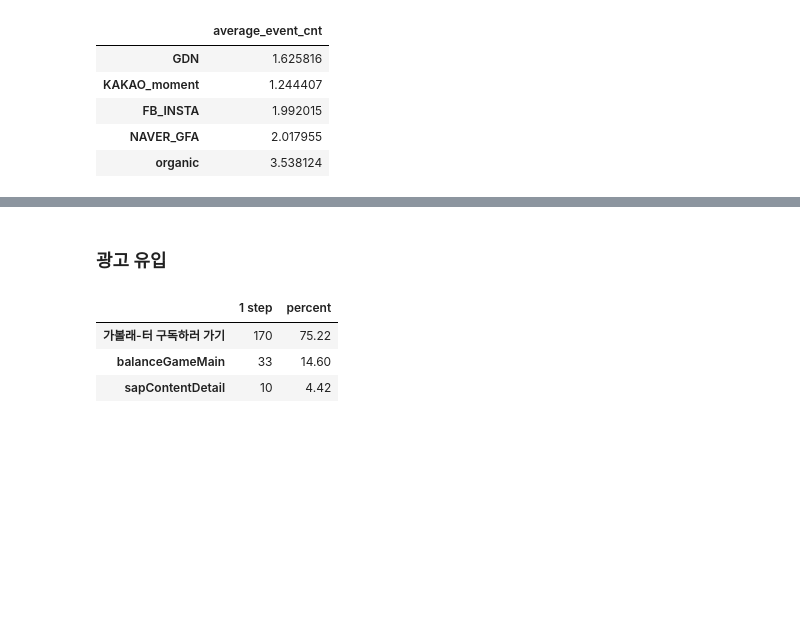
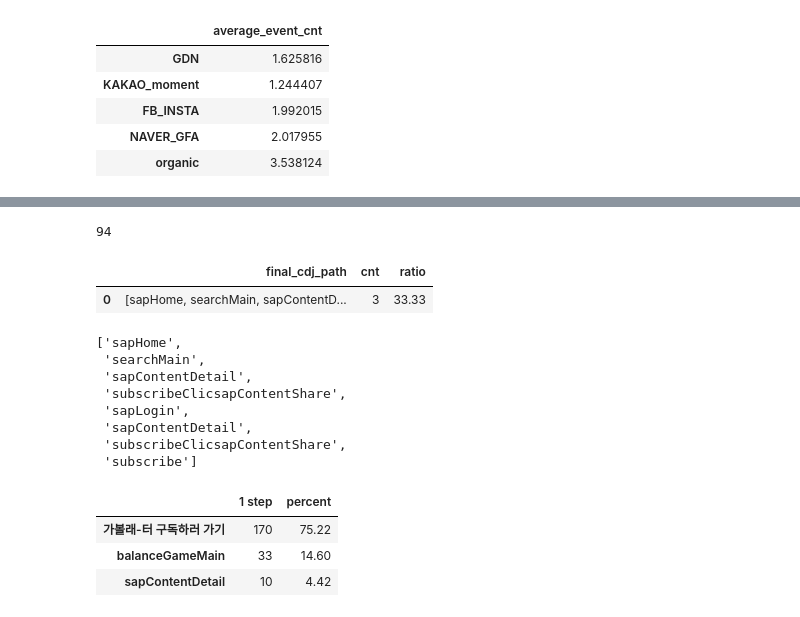
Before and after one commit to tand-datateam-th/kto_prj_git, a Jupyter notebook: [KTO]_Letter_analysis_v2_2210(MK).ipynb, the cells around one changed output, grey strips where cells are left out. Saved outputs shown, nothing was run; the diff lists cells and outputs as text; code cells hidden in the pictures; blank space fills up the shorter version.

```diff
--- a/[KTO]_Letter_analysis_v2_2210(MK).ipynb
+++ b/[KTO]_Letter_analysis_v2_2210(MK).ipynb
@@ -759,5 +1005,47 @@ lst_campaign_subscribe_x = list(set(lst_campaign_device) - set(lst_campaign_subs
-# %% [markdown]
-### 광고 유입
+# %%
+# #########################################
+# 1. 구독 완료자 이동 경로
+# #########################################
+## 0) cdj run function
+def run_cdj(df_target, KPI_event, impurity=0.3, jaccard_score = 0.7, n_max_unique = 2) :
+    ## total kpi count
+    total_raw_kpi = sum(df_target.events.apply(lambda x : AnomalyDetection.check_event(x, KPI_event)))
+
+    ## data anomaly detection
+    train = AnomalyDetection.date_anomaly_detection(df_target, 'date')
+
+    ## cdj_main
+    output = CDJ_main.cdj_main(
+                train, KPI_event, impurity=impurity,\
+                jaccard_score = jaccard_score, n_max_unique = 2)
+
+    ## return output
+    return output, total_raw_kpi
+
+## 1) 광고 유입 유저 이동 경로
+### data setting
+_df_target = df_app_log[df_app_log[KEY_ID_DEVICE].isin(lst_campaign_subscribe_o)]
+_df_output1, total_subscribe = run_cdj(_df_target, EVENT_SUBSCRIBE, impurity=0.5, jaccard_score=0.9)
+total_subscribe
+_df_output1
+
+# ## 2) 자연 유입 유저 이동 경로
+# lst_campaign_x_subscribe_o =
+# _df_target = df_app_log[df_app_log[KEY_ID_DEVICE].isin(lst_campaign_x_subscribe_o)]
+# _df_output1, total_subscribe = run_cdj(_df_target, EVENT_SUBSCRIBE, impurity=0.5, jaccard_score=0.9)
+# _df_output1
+# %% [output]
+94
+|  | final_cdj_path | cnt | ratio |
+| 0 | [sapHome, searchMain, sapContentD... | 3 | 33.33 |
+['sapHome',
+ 'searchMain',
+ 'sapContentDetail',
+ 'subscribeClicsapContentShare',
+ 'sapLogin',
+ 'sapContentDetail',
+ 'subscribeClicsapContentShare',
+ 'subscribe']
 # %%
 # for _lst_target in [lst_campaign_subscribe_x, lst_campaign_subscribe_o] :
 lst_target = lst_campaign_subscribe_o
```
Also changed, not shown: parts of 23 cells of this notebook, 4 other files.
